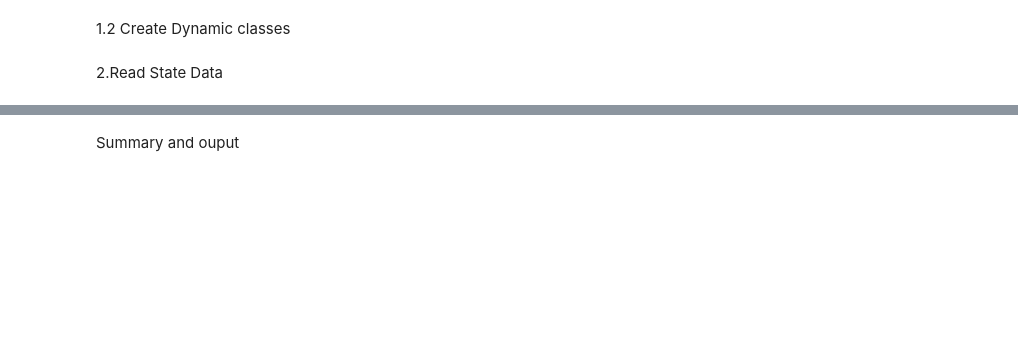
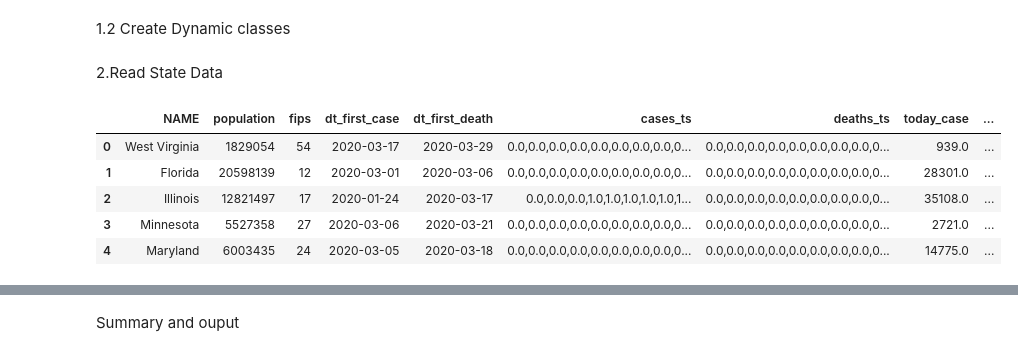
Before and after one commit to cybergis/wherecovid19_webapp, a Jupyter notebook: preprocessing/DefineInterval.ipynb, the cells around one changed output, grey strips where cells are left out. Drawn from its saved outputs; the diff is of its cells as text; code cells hidden in the pictures; blank space fills up the shorter version.

```diff
--- a/preprocessing/DefineInterval.ipynb
+++ b/preprocessing/DefineInterval.ipynb
@@ -121,3 +123,14 @@ dynamic_county_dict['new_case'] = new_case_dict
 dynamic_county_dict['new_death'] = new_death_dict
 # %% [markdown]
 2.Read State Data
+# %%
+state_gdf = gpd.read_file('nyt_states_data.geojson')
+# %%
+state_gdf.head(5)
+# %% [output]
+|  | NAME | population | fips | dt_first_case | dt_first_death | cases_ts | deaths_ts | today_case | ... |
+| 0 | West Virginia | 1829054 | 54 | 2020-03-17 | 2020-03-29 | 0.0,0.0,0.0,0.0,0.0,0.0,0.0,0.0,0... | 0.0,0.0,0.0,0.0,0.0,0.0,0.0,0.0,0... | 939.0 | ... |
+| 1 | Florida | 20598139 | 12 | 2020-03-01 | 2020-03-06 | 0.0,0.0,0.0,0.0,0.0,0.0,0.0,0.0,0... | 0.0,0.0,0.0,0.0,0.0,0.0,0.0,0.0,0... | 28301.0 | ... |
+| 2 | Illinois | 12821497 | 17 | 2020-01-24 | 2020-03-17 | 0.0,0.0,0.0,1.0,1.0,1.0,1.0,1.0,1... | 0.0,0.0,0.0,0.0,0.0,0.0,0.0,0.0,0... | 35108.0 | ... |
+| 3 | Minnesota | 5527358 | 27 | 2020-03-06 | 2020-03-21 | 0.0,0.0,0.0,0.0,0.0,0.0,0.0,0.0,0... | 0.0,0.0,0.0,0.0,0.0,0.0,0.0,0.0,0... | 2721.0 | ... |
+| 4 | Maryland | 6003435 | 24 | 2020-03-05 | 2020-03-18 | 0.0,0.0,0.0,0.0,0.0,0.0,0.0,0.0,0... | 0.0,0.0,0.0,0.0,0.0,0.0,0.0,0.0,0... | 14775.0 | ... |
```
Also changed, not shown: parts of 21 cells of this notebook, 5 other files.
